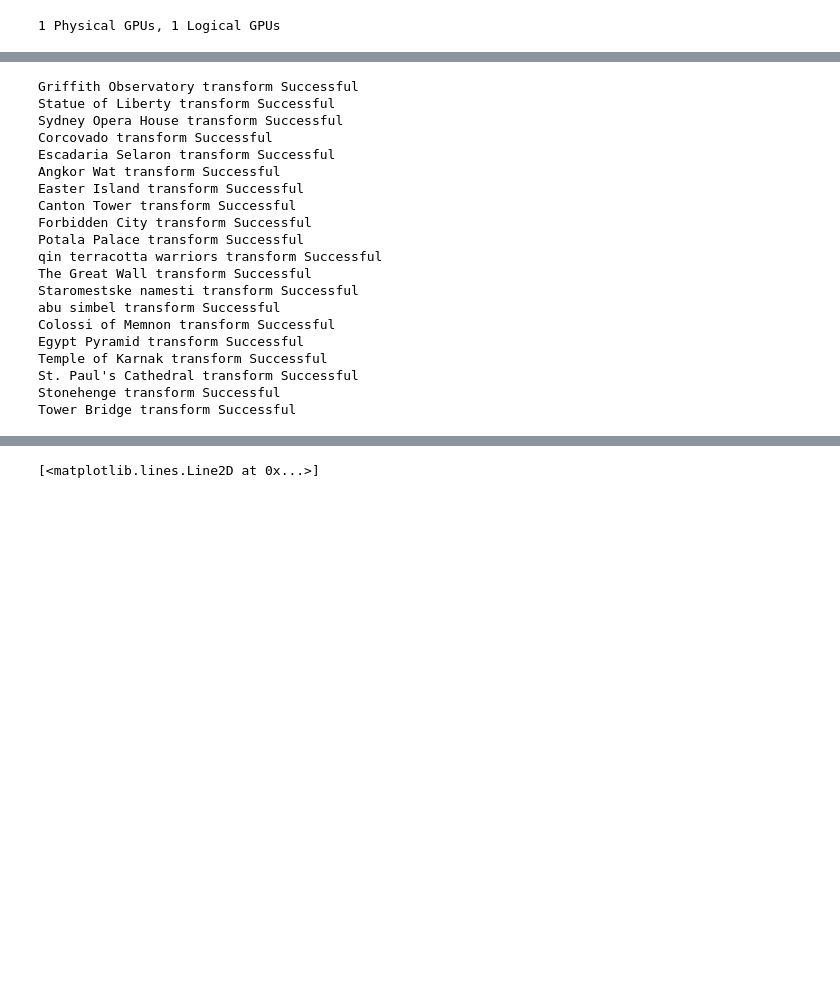
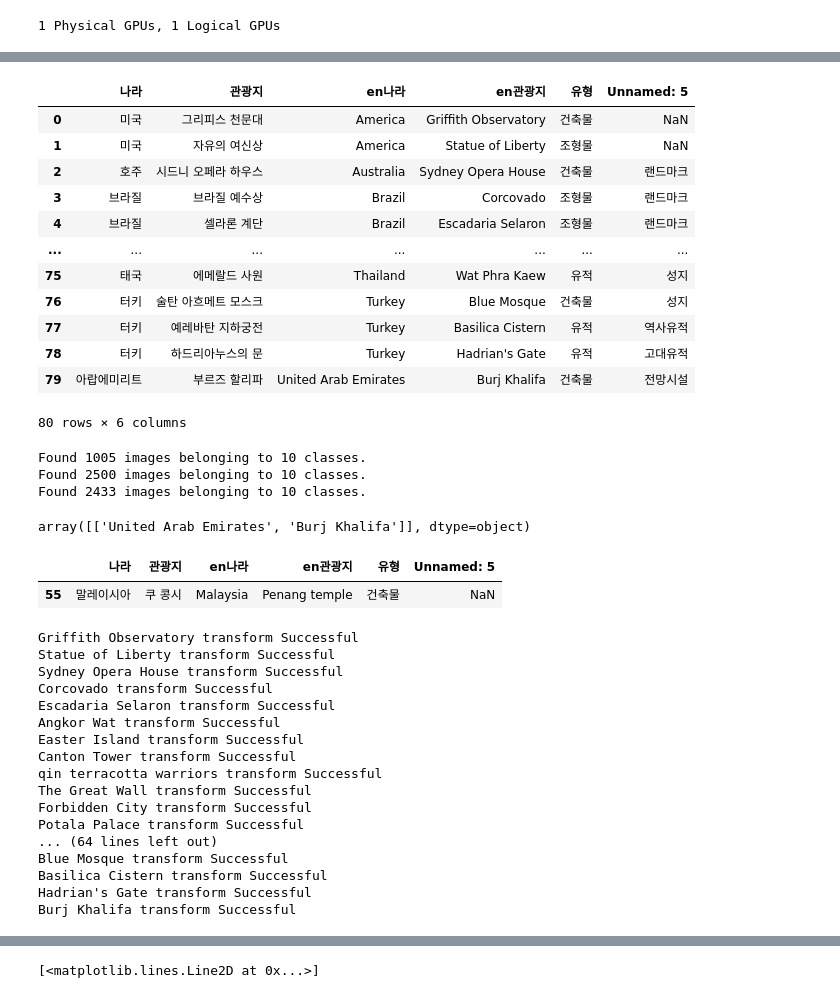
Before and after one commit to OHoRaaa/B-Project3, a Jupyter notebook: CNN model.ipynb, the cells around one changed output, grey strips where cells are left out. Cells and saved outputs as stored; diff of their text form; code cells hidden in the pictures; blank space fills up the shorter version.

```diff
--- a/CNN model.ipynb
+++ b/CNN model.ipynb
@@ -61,0 +62,17 @@ countrys = os.listdir('img')
+# %%
+df = pd.read_excel('data_file/여행지 라벨.xlsx')
+df
+# %% [output]
+|  | 나라 | 관광지 | en나라 | en관광지 | 유형 | Unnamed: 5 |
+| 0 | 미국 | 그리피스 천문대 | America | Griffith Observatory | 건축물 | NaN |
+| 1 | 미국 | 자유의 여신상 | America | Statue of Liberty | 조형물 | NaN |
+| 2 | 호주 | 시드니 오페라 하우스 | Australia | Sydney Opera House | 건축물 | 랜드마크 |
+| 3 | 브라질 | 브라질 예수상 | Brazil | Corcovado | 조형물 | 랜드마크 |
+| 4 | 브라질 | 셀라론 계단 | Brazil | Escadaria Selaron | 조형물 | 랜드마크 |
+| ... | ... | ... | ... | ... | ... | ... |
+| 75 | 태국 | 에메랄드 사원 | Thailand | Wat Phra Kaew | 유적 | 성지 |
+| 76 | 터키 | 술탄 아흐메트 모스크 | Turkey | Blue Mosque | 건축물 | 성지 |
+| 77 | 터키 | 예레바탄 지하궁전 | Turkey | Basilica Cistern | 유적 | 역사유적 |
+| 78 | 터키 | 하드리아누스의 문 | Turkey | Hadrian's Gate | 유적 | 고대유적 |
+| 79 | 아랍에미리트 | 부르즈 할리파 | United Arab Emirates | Burj Khalifa | 건축물 | 전망시설 |
+80 rows × 6 columns
@@ -61,0 +83,11 @@ countrys = os.listdir('img')
+# %%
+classes_li = list(df['en관광지'][:10].values)
+target_size = (360, 360)
+batch_size = 20
+train_generator = train_datagen.flow_from_directory('img_gen/prepro_train', target_size = target_size, batch_size = batch_size, classes=classes_li, shuffle=True)
+validataion_generator = validataion_datagen.flow_from_directory('img_gen/validataion', target_size = target_size, batch_size = batch_size, classes=classes_li)
+test_generator = test_datagen.flow_from_directory('img_gen/test', target_size = target_size, batch_size = batch_size, classes=classes_li)
+# %% [output]
+Found 1005 images belonging to 10 classes.
+Found 2500 images belonging to 10 classes.
+Found 2433 images belonging to 10 classes.
@@ -61,0 +104,4 @@ countrys = os.listdir('img')
+# %%
+df[['en나라', 'en관광지']][-1:].values
+# %% [output]
+array([['United Arab Emirates', 'Burj Khalifa']], dtype=object)
@@ -62,18 +125,24 @@ countrys = os.listdir('img')
+# %%
+df[df['en관광지'] == 'Penang temple']
+# %% [output]
+|  | 나라 | 관광지 | en나라 | en관광지 | 유형 | Unnamed: 5 |
+| 55 | 말레이시아 | 쿠 콩시 | Malaysia | Penang temple | 건축물 | NaN |
 # %%
 x = []
 y = []
-size = (360, 360)
-for country in countrys[:10]:
-    names = os.listdir(f"img/{country}")
-    for name in names:
-        for i in range(100):
-            path = f"img/{country}/{name}/{i}.jpg"
-            img = load_img(path)
-            img_array = img_to_array(img) / 255
-            img_resize = resize(img_array, size)
-            x.append(np.array(img_resize))
-            y.append(name)
-        print(f"{name} transform Successful")
+size = (256, 256)
+datas = df[['en나라', 'en관광지']].values
+for data in datas:
+    country = data[0]
+    tour = data[1]
+    for i in range(100):
+        path = f"img/{country}/{tour}/{i}.jpg"
+        img = load_img(path)
+        img_array = img_to_array(img) / 255
+        img_resize = resize(img_array, size)
+        x.append(np.array(img_resize))
+        y.append(tour)
+    print(f"{tour} transform Successful")
 x = np.array(x)
 # %% [output]
 Griffith Observatory transform Successful
@@ -84,15 +153,12 @@ Escadaria Selaron transform Successful
 Angkor Wat transform Successful
 Easter Island transform Successful
 Canton Tower transform Successful
+qin terracotta warriors transform Successful
+The Great Wall transform Successful
 Forbidden City transform Successful
 Potala Palace transform Successful
-qin terracotta warriors transform Successful
-The Great Wall transform Successful
-Staromestske namesti transform Successful
-abu simbel transform Successful
-Colossi of Memnon transform Successful
-Egypt Pyramid transform Successful
-Temple of Karnak transform Successful
-St. Paul's Cathedral transform Successful
-Stonehenge transform Successful
-Tower Bridge transform Successful
+... (64 lines left out)
+Blue Mosque transform Successful
+Basilica Cistern transform Successful
+Hadrian's Gate transform Successful
+Burj Khalifa transform Successful
```
Also changed, not shown: parts of 25 cells of this notebook, 5 other files.
